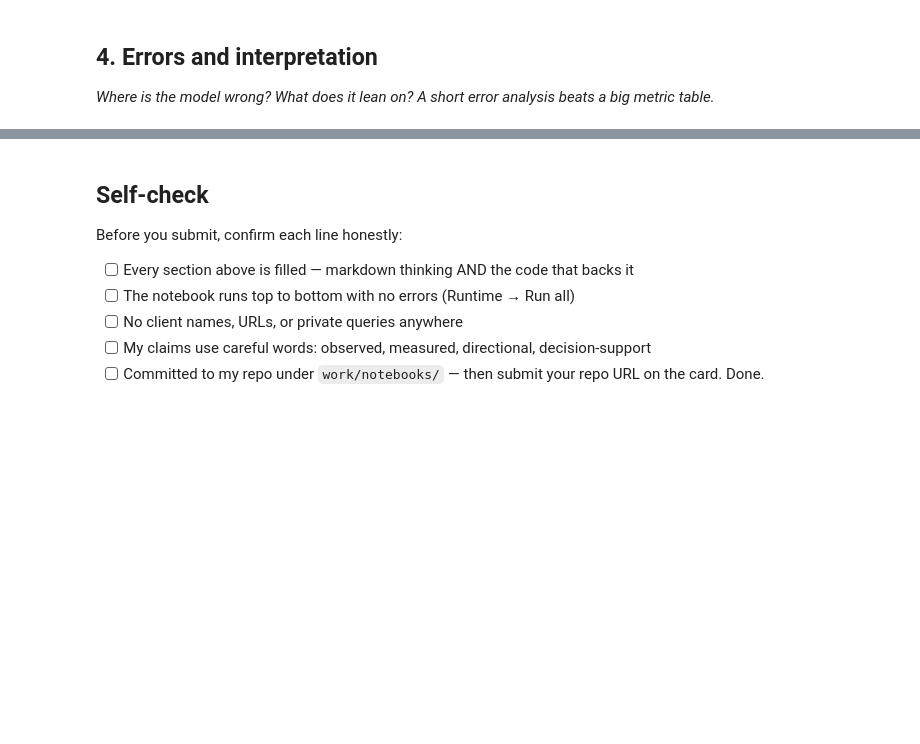
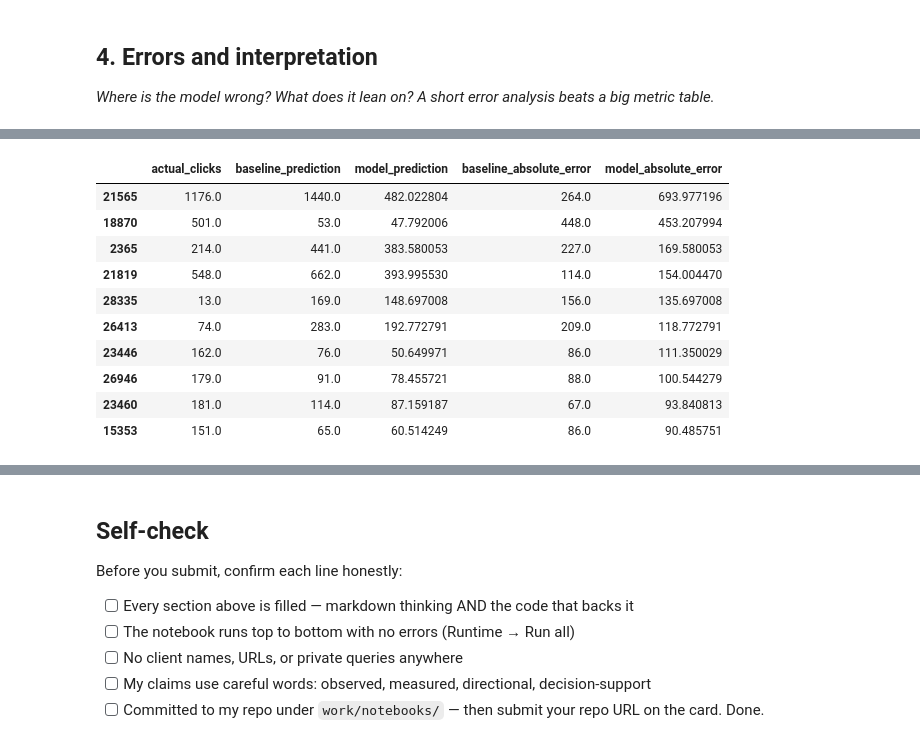
Before and after one commit to Hardik144/flyrank-ml-internship, a Jupyter notebook: work/notebooks/w05_model.ipynb, the cells around one changed output, grey strips where cells are left out. Drawn from its saved outputs; the diff is of its cells as text; code cells hidden in the pictures; blank space fills up the shorter version.

```diff
--- a/work/notebooks/w05_model.ipynb
+++ b/work/notebooks/w05_model.ipynb
@@ -22,0 +30,14 @@ This skeleton is yours to fill. Work the sections **in order** — each one has
+# %%
+
+import pandas as pd
+import numpy as np
+
+# Load the dataset
+df = pd.read_csv("/content/content_refresh_anonymized.csv")
+
+print("Dataset loaded successfully!")
+print("Dataset shape:", df.shape)
+print("Available columns:")
+print(df.columns.tolist())
+
+display(df.head())
@@ -36,0 +314,70 @@ This skeleton is yours to fill. Work the sections **in order** — each one has
+# %%
+
+# SECTION 4: ERRORS AND INTERPRETATION
+
+# Show the observations with the largest model errors.
+# Avoid displaying client identifiers or private information.
+
+error_columns = [
+    "actual_clicks",
+    "baseline_prediction",
+    "model_prediction",
+    "baseline_absolute_error",
+    "model_absolute_error"
+]
+
+print("10 largest model errors:")
+display(
+    evaluation_df.nlargest(
+        10, "model_absolute_error"
+    )[error_columns]
+)
+
+# Compare average absolute error by actual-click bucket
+evaluation_df["actual_click_bucket"] = pd.cut(
+    evaluation_df["actual_clicks"],
+    bins=[-np.inf, 0, 5, 20, 100, np.inf],
+    labels=["0", "1-5", "6-20", "21-100", "100+"]
+)
+
+error_summary = (
+    evaluation_df.groupby(
+        "actual_click_bucket",
+        observed=False
+    )
+    .agg(
+        n=("actual_clicks", "size"),
+        model_MAE=("model_absolute_error", "mean"),
+        baseline_MAE=("baseline_absolute_error", "mean")
+    )
+    .reset_index()
+)
+
+print("ERRORS BY ACTUAL-CLICK BUCKET")
+display(error_summary)
+
+# Permutation importance on the held-out test set
+from sklearn.inspection import permutation_importance
+
+importance = permutation_importance(
+    model,
+    X_test,
+    y_test,
+    scoring="neg_mean_absolute_error",
+    n_repeats=5,
+    random_state=42,
+    n_jobs=-1
+)
+
+importance_df = pd.DataFrame({
+    "feature": features,
+    "importance_mean": importance.importances_mean,
+    "importance_std": importance.importances_std
+}).sort_values("importance_mean", ascending=False)
+
+print("PERMUTATION IMPORTANCE")
+display(importance_df)
+
+# A positive value means shuffling the feature increased error
+# on average. Importance is predictive, not causal.
+# %% [output]
@@ -36,0 +385,11 @@ This skeleton is yours to fill. Work the sections **in order** — each one has
+|  | actual_clicks | baseline_prediction | model_prediction | baseline_absolute_error | model_absolute_error |
+| 21565 | 1176.0 | 1440.0 | 482.022804 | 264.0 | 693.977196 |
+| 18870 | 501.0 | 53.0 | 47.792006 | 448.0 | 453.207994 |
+| 2365 | 214.0 | 441.0 | 383.580053 | 227.0 | 169.580053 |
+| 21819 | 548.0 | 662.0 | 393.995530 | 114.0 | 154.004470 |
+| 28335 | 13.0 | 169.0 | 148.697008 | 156.0 | 135.697008 |
+| 26413 | 74.0 | 283.0 | 192.772791 | 209.0 | 118.772791 |
+| 23446 | 162.0 | 76.0 | 50.649971 | 86.0 | 111.350029 |
+| 26946 | 179.0 | 91.0 | 78.455721 | 88.0 | 100.544279 |
+| 23460 | 181.0 | 114.0 | 87.159187 | 67.0 | 93.840813 |
+| 15353 | 151.0 | 65.0 | 60.514249 | 86.0 | 90.485751 |
```
Also changed, not shown: parts of 9 cells of this notebook.
